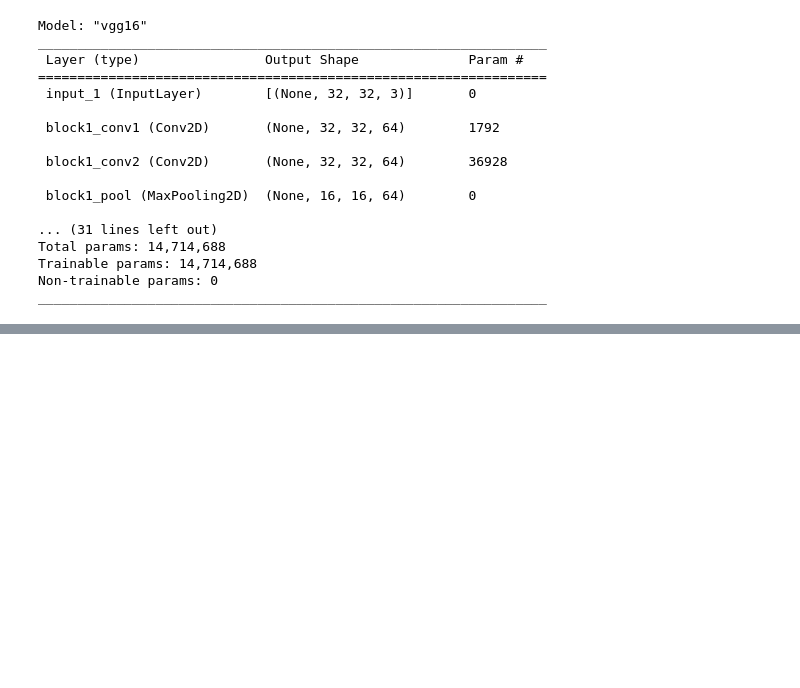
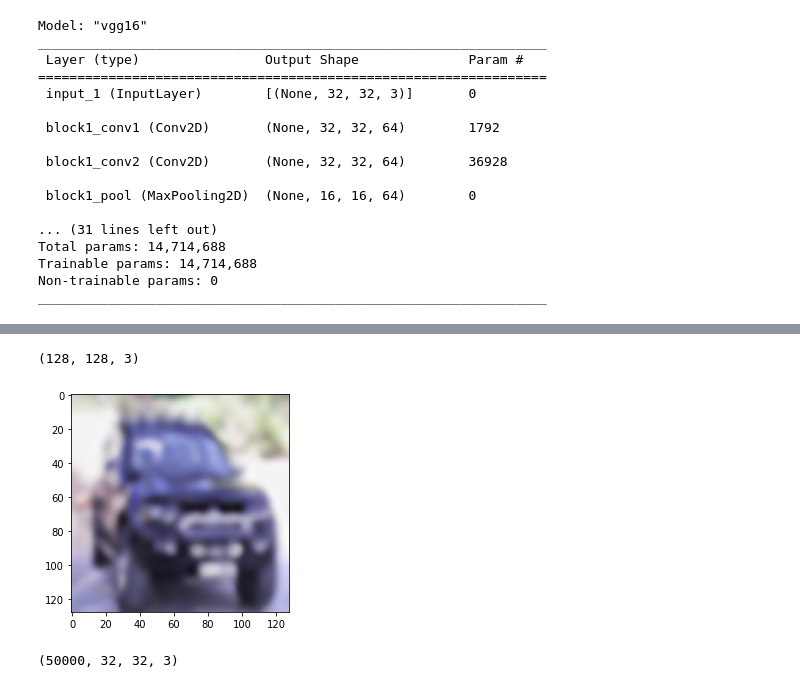
Before and after one commit to mplimonta/ICML, a Jupyter notebook: CIFAR.ipynb, the cells around one changed output, grey strips where cells are left out. Cells and saved outputs as stored; diff of their text form; code cells hidden in the pictures; blank space fills up the shorter version.

```diff
--- a/CIFAR.ipynb
+++ b/CIFAR.ipynb
@@ -40,0 +75,21 @@ _________________________________________________________________
+# %%
+sr = cv2.dnn_superres.DnnSuperResImpl_create()
+path = "EDSR_x4.pb"
+sr.readModel(path)
+sr.setModel("edsr",4)
+#x_train = np.zeros((10000,128,128,3))
+#x_test = np.zeros((1000,128,128,3))
+#for i in range(0, 49999):
+#    x_train[i] = sr.upsample(X_train[i])
+#for j in range(0, 9999):
+#    x_test[j] = sr.upsample(X_test[j])
+result = sr.upsample(x_test[9])
+plt.imshow(result)
+result.shape
+# %% [output]
+(128, 128, 3)
+[figure, added]
+# %%
+x_train.shape
+# %% [output]
+(50000, 32, 32, 3)
```
Also changed, not shown: parts of 15 cells of this notebook, 1 other file.
